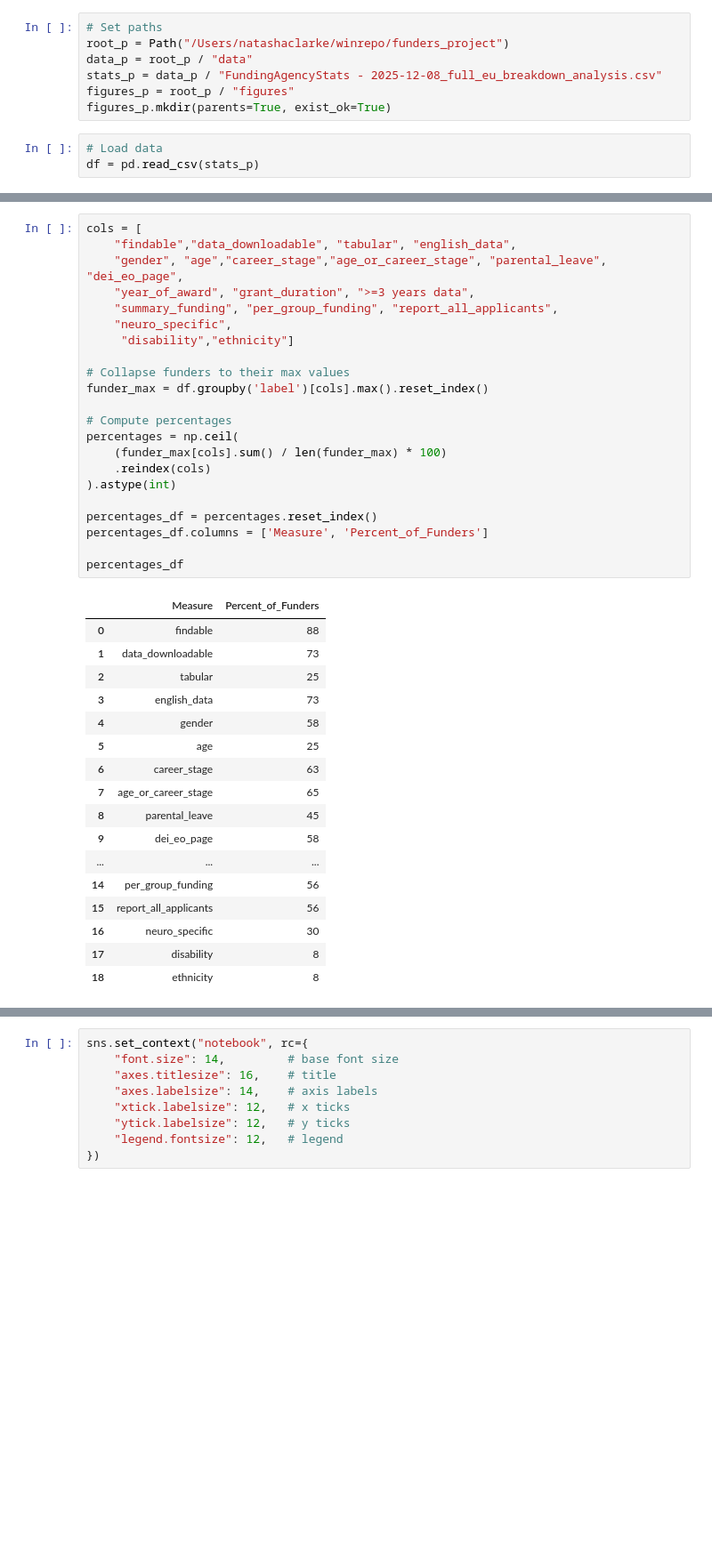
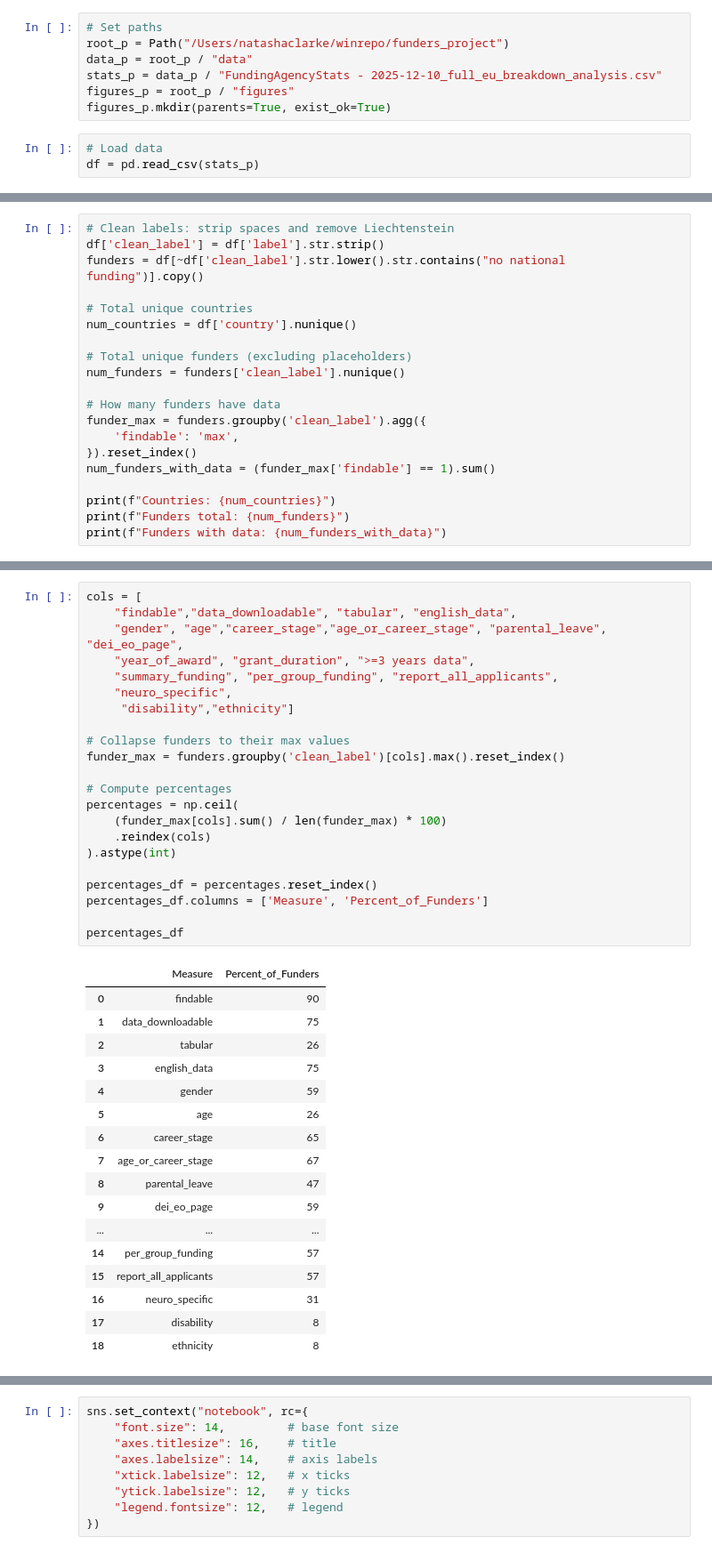
Before and after one commit to WomenInNeuroscience/funders_project, a Jupyter notebook: code/funder_analysis.ipynb, the cells around one changed output, grey strips where cells are left out. Shown: that part at 89% size. Saved outputs shown, nothing was run; the diff lists cells and outputs as text; blank space fills up the shorter version.

```diff
--- a/code/funder_analysis.ipynb
+++ b/code/funder_analysis.ipynb
@@ -22,7 +32,7 @@ def extract_years(dates):
 # Set paths
 root_p = Path("/Users/natashaclarke/winrepo/funders_project")
 data_p = root_p / "data"
-stats_p = data_p / "FundingAgencyStats - 2025-12-08_full_eu_breakdown_analysis.csv"
+stats_p = data_p / "FundingAgencyStats - 2025-12-10_full_eu_breakdown_analysis.csv"
 figures_p = root_p / "figures"
 figures_p.mkdir(parents=True, exist_ok=True)
 # %%
@@ -50,0 +41,20 @@ Funders with data: 35
+# %%
+# Clean labels: strip spaces and remove Liechtenstein
+df['clean_label'] = df['label'].str.strip()
+funders = df[~df['clean_label'].str.lower().str.contains("no national funding")].copy()
+
+# Total unique countries
+num_countries = df['country'].nunique()
+
+# Total unique funders (excluding placeholders)
+num_funders = funders['clean_label'].nunique()
+
+# How many funders have data
+funder_max = funders.groupby('clean_label').agg({
+    'findable': 'max',
+}).reset_index()
+num_funders_with_data = (funder_max['findable'] == 1).sum()
+
+print(f"Countries: {num_countries}")
+print(f"Funders total: {num_funders}")
+print(f"Funders with data: {num_funders_with_data}")
@@ -51,41 +65,41 @@ Funders with data: 35
 # %%
 cols = [
     "findable","data_downloadable", "tabular", "english_data",
     "gender", "age","career_stage","age_or_career_stage", "parental_leave", "dei_eo_page",
     "year_of_award", "grant_duration", ">=3 years data",
     "summary_funding", "per_group_funding", "report_all_applicants",
     "neuro_specific",
      "disability","ethnicity"]
 
 # Collapse funders to their max values
-funder_max = df.groupby('label')[cols].max().reset_index()
+funder_max = funders.groupby('clean_label')[cols].max().reset_index()
 
 # Compute percentages
 percentages = np.ceil(
     (funder_max[cols].sum() / len(funder_max) * 100)
     .reindex(cols)
 ).astype(int)
 
 percentages_df = percentages.reset_index()
 percentages_df.columns = ['Measure', 'Percent_of_Funders']
 
 percentages_df
 # %% [output]
 |  | Measure | Percent_of_Funders |
-| 0 | findable | 88 |
-| 1 | data_downloadable | 73 |
-| 2 | tabular | 25 |
-| 3 | english_data | 73 |
-| 4 | gender | 58 |
-| 5 | age | 25 |
-| 6 | career_stage | 63 |
-| 7 | age_or_career_stage | 65 |
-| 8 | parental_leave | 45 |
-| 9 | dei_eo_page | 58 |
+| 0 | findable | 90 |
+| 1 | data_downloadable | 75 |
+| 2 | tabular | 26 |
+| 3 | english_data | 75 |
+| 4 | gender | 59 |
+| 5 | age | 26 |
+| 6 | career_stage | 65 |
+| 7 | age_or_career_stage | 67 |
+| 8 | parental_leave | 47 |
+| 9 | dei_eo_page | 59 |
 | ... | ... | ... |
-| 14 | per_group_funding | 56 |
-| 15 | report_all_applicants | 56 |
-| 16 | neuro_specific | 30 |
+| 14 | per_group_funding | 57 |
+| 15 | report_all_applicants | 57 |
+| 16 | neuro_specific | 31 |
 | 17 | disability | 8 |
 | 18 | ethnicity | 8 |
 # %%
```
Also changed, not shown: parts of 16 cells of this notebook, 4 other files.
